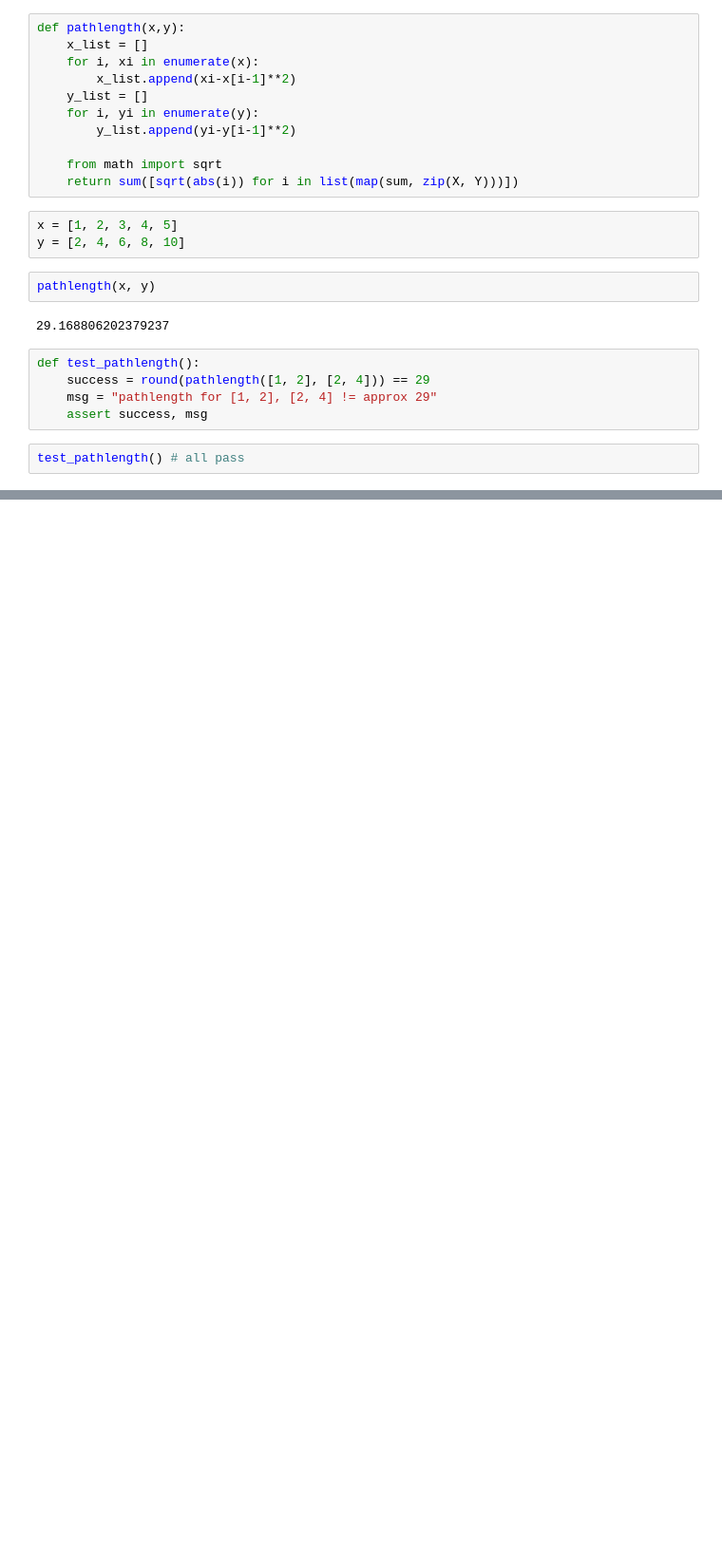
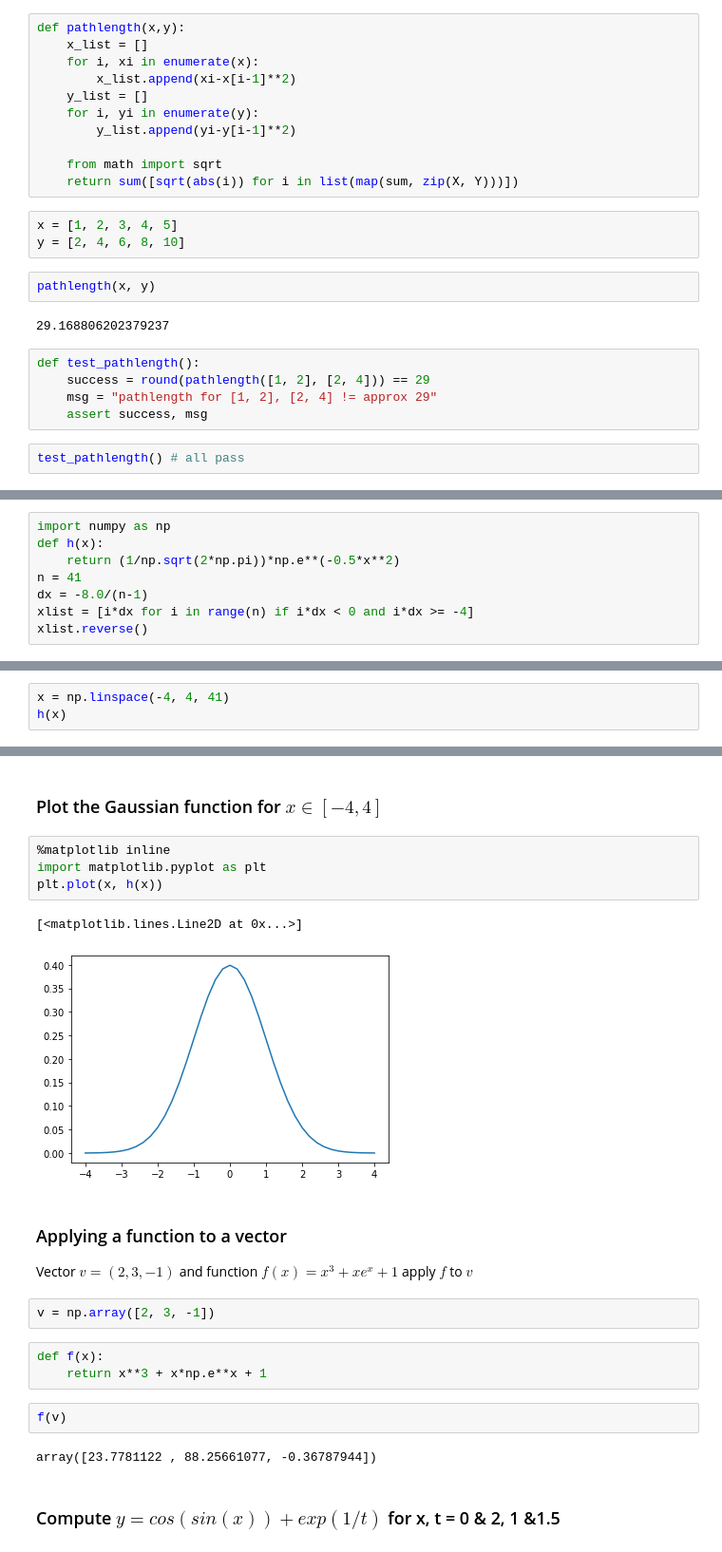
Before and after one commit to kayfay/scientific_programming_python, a Jupyter notebook: science_notebook.ipynb, the cells around one changed output, grey strips where cells are left out. Shown: that part at 95% size. Saved outputs shown, nothing was run; the diff lists cells and outputs as text; blank space fills up the shorter version.

```diff
--- a/science_notebook.ipynb
+++ b/science_notebook.ipynb
@@ -1100,0 +1104,8 @@ test_pathlength() # all pass
+# %%
+import numpy as np
+def h(x):
+    return (1/np.sqrt(2*np.pi))*np.e**(-0.5*x**2)
+n = 41
+dx = -8.0/(n-1)
+xlist = [i*dx for i in range(n) if i*dx < 0 and i*dx >= -4]
+xlist.reverse()
@@ -1100,0 +1167,3 @@ test_pathlength() # all pass
+# %%
+x = np.linspace(-4, 4, 41)
+h(x)
@@ -1100,0 +1182,23 @@ test_pathlength() # all pass
+# %% [markdown]
+### Plot the Gaussian function for $x \in [-4, 4]$
+# %%
+%matplotlib inline
+import matplotlib.pyplot as plt
+plt.plot(x, h(x))
+# %% [output]
+[<matplotlib.lines.Line2D at 0x...>]
+[figure, added]
+# %% [markdown]
+### Applying a function to a vector
+Vector $v = (2, 3, -1)$ and function $f(x) = x^3 + xe^x + 1$ apply $f$ to $v$
+# %%
+v = np.array([2, 3, -1])
+# %%
+def f(x):
+    return x**3 + x*np.e**x + 1
+# %%
+f(v)
+# %% [output]
+array([23.7781122 , 88.25661077, -0.36787944])
+# %% [markdown]
+### Compute $y = cos(sin(x)) + exp(1/t)$ for x, t = 0 & 2, 1 &1.5
```
Also changed, not shown: parts of 54 cells of this notebook, 5 other files.
